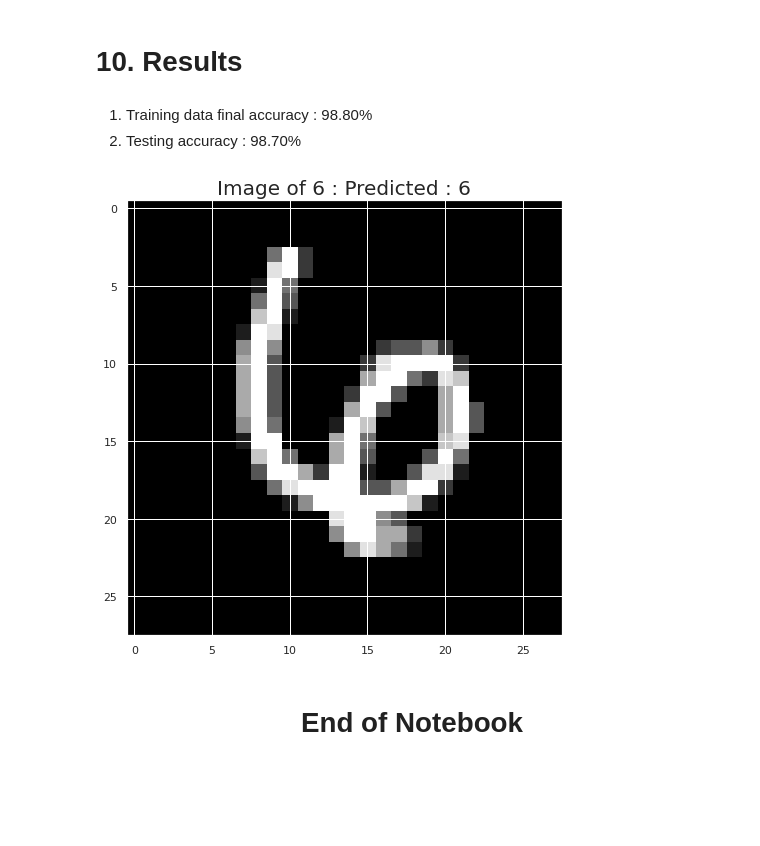
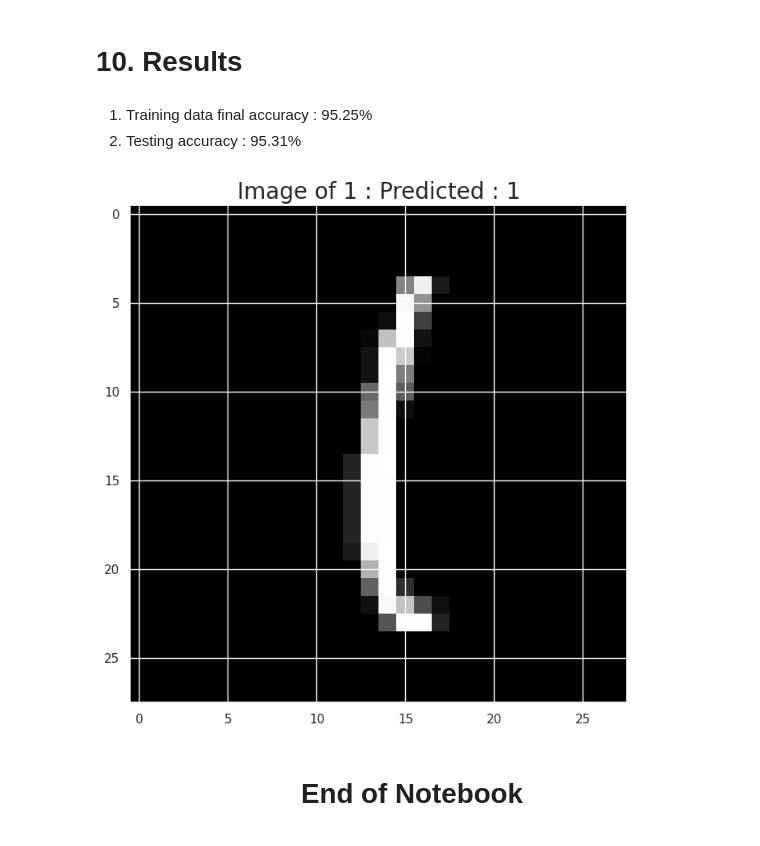
Before and after one commit to VaradMash/deep_learning_lab, a Jupyter notebook: assignment_2/mnist_classification_model.ipynb, the cells around one changed output. Cells and saved outputs as stored; diff of their text form; code cells hidden in the pictures; blank space fills up the shorter version.

Commit message:
Updated code for Dense sequential model instead of CNN architecture.

```diff
--- a/assignment_2/mnist_classification_model.ipynb
+++ b/assignment_2/mnist_classification_model.ipynb
@@ -173,14 +222,8 @@ BATCH_SIZE = 64
 # %%
 # Defining model Structure
 model = tf.keras.models.Sequential([
-    tfl.Conv2D(24, kernel_size=5, activation='relu', padding='same', input_shape=(28, 28, 1)),
-    tfl.MaxPool2D((2, 2)),
-    tfl.Conv2D(48, kernel_size=5, activation='relu', padding='same'),
-    tfl.MaxPool2D((2, 2)),
-    tfl.Conv2D(64, kernel_size=5, activation='relu', padding='same'),
-    tfl.MaxPool2D((2, 2), padding='same'),
-    tfl.Flatten(),
-    tfl.Dense(units=256, activation='relu'),
+    tfl.Dense(units=300, activation='relu', input_shape=(784,)),
+    tfl.Dense(units=300, activation='relu'),
     tfl.Dense(units=10, activation='softmax')
 ])
 # %% [output]
@@ -197,7 +244,7 @@ To enable them in other operations, rebuild TensorFlow with the appropriate comp
 model.compile(
     optimizer='sgd',                          # Stochastic Gradient Descent Optimizer
     metrics=['accuracy'],                     # Track accuracy while training
-    loss='sparse_categorical_crossentropy'    # Defining loss function
+    loss='categorical_crossentropy'    # Defining loss function
 )
 # %%
 model.summary()
@@ -223,8 +268,8 @@ _________________________________________________________________
 # 7. Model Training
 # %%
 history = model.fit(
-    x=x_train_scaled,
-    y=y_train,
+    x=x_train_scaled_flattened,
+    y=y_train_binarized,
     batch_size=BATCH_SIZE,
     epochs=EPOCHS
 )
@@ -286,21 +326,21 @@ plt.show()
 # %% [markdown]
 # 10. Results
 # %% [markdown]
-1. Training data final accuracy : 98.80%
-2. Testing accuracy : 98.70%
+1. Training data final accuracy : 95.25%
+2. Testing accuracy : 95.31%
 # %%
 # Observing result on test set
-test_idx = 22
+test_idx = 3014
 # %%
-frame = x_test_scaled[test_idx]
+frame = x_test_scaled_flattened[test_idx].reshape(-1, 784)
 target = y_test[test_idx]
-prediction = np.argmax(model.predict(frame.reshape((-1, 28, 28, 1))))
+prediction = np.argmax(model.predict(frame))
 fig = plt.figure(figsize=(8, 8))
 ax = fig.add_subplot(111)
-plt.imshow(frame, cmap="gray")
+plt.imshow(x_test[test_idx], cmap="gray")
 plt.title("Image of {} : Predicted : {}".format(target, prediction), fontsize=20)
 plt.show()
 # %% [output]
-[figure, old version]
+[figure, new version]
 # %% [markdown]
 <center><h1>End of Notebook</h1></center>
```
Also changed, not shown: parts of 26 cells of this notebook.
